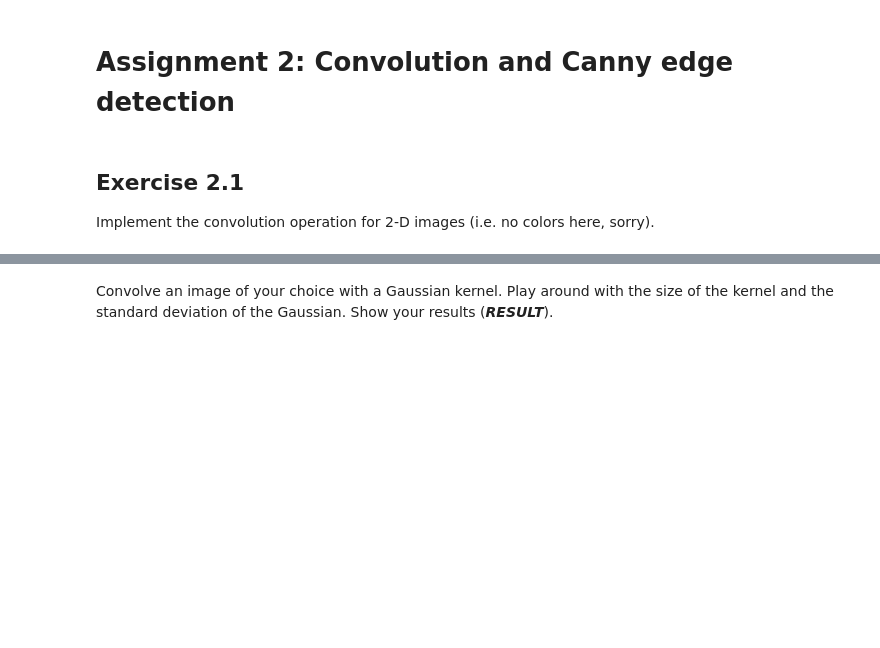
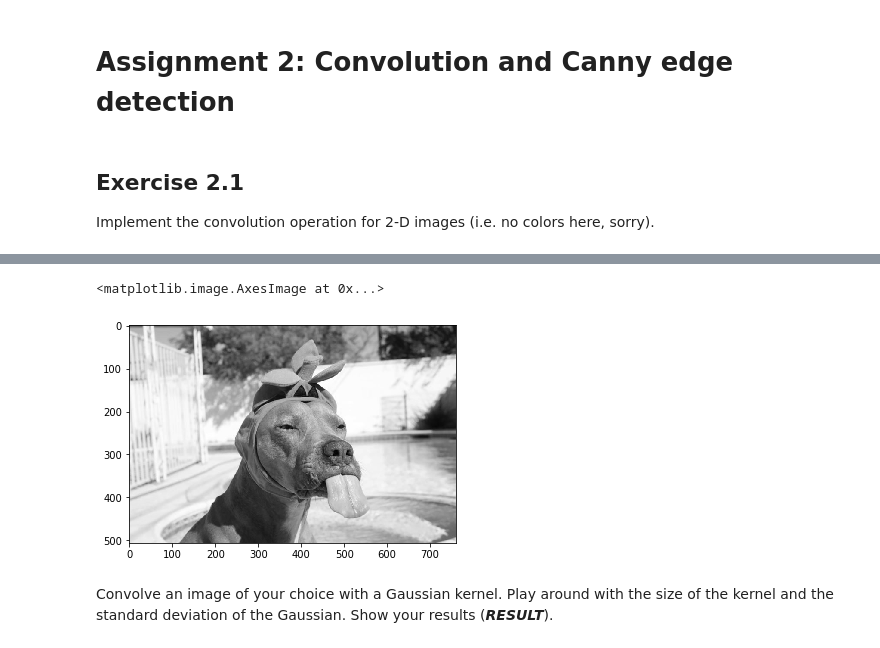
Before and after one commit to jneuendorf/cv1920_assignments, a Jupyter notebook: 02_convolution_canny.ipynb, the cells around one changed output, grey strips where cells are left out. Drawn from its saved outputs; the diff is of its cells as text; code cells hidden in the pictures; blank space fills up the shorter version.

```diff
--- a/02_convolution_canny.ipynb
+++ b/02_convolution_canny.ipynb
@@ -23,3 +57,8 @@ plt.imshow(conv2d(image, []), cmap='gray')
+# %%
+plt.imshow(image, cmap='gray')
+# %% [output]
+<matplotlib.image.AxesImage at 0x...>
+[figure, added]
 # %% [markdown]
 Convolve an image of your choice with a Gaussian kernel. Play around with the size of the kernel and the standard deviation of the Gaussian. Show your results (***RESULT***).
 # %% [markdown]
```
Also changed, not shown: parts of 2 cells of this notebook.
